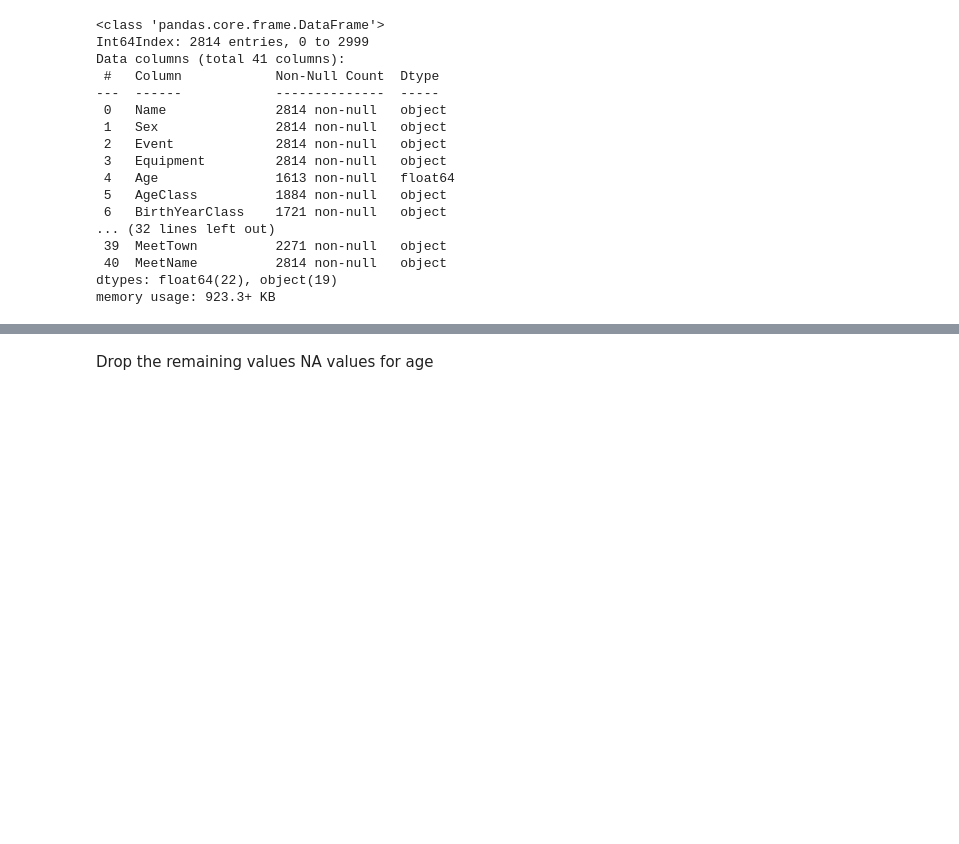
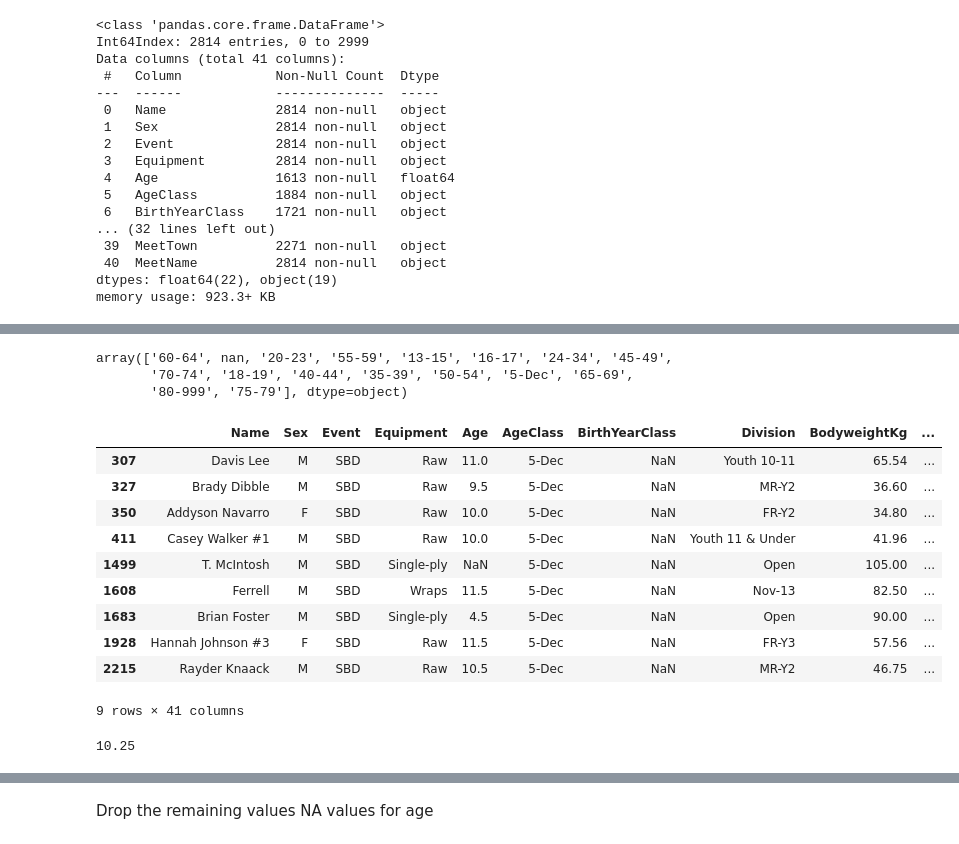
Before and after one commit to jinyangp/SC1015_MiniProject, a Jupyter notebook: JupyterNotebooks/dataprocessing.ipynb, the cells around one changed output, grey strips where cells are left out. Cells and saved outputs as stored; diff of their text form; code cells hidden in the pictures; blank space fills up the shorter version.

```diff
--- a/JupyterNotebooks/dataprocessing.ipynb
+++ b/JupyterNotebooks/dataprocessing.ipynb
@@ -93,0 +103,26 @@ First, use the AgeClass column to fill in missing values for Age column. We will
+# %%
+df['AgeClass'].unique()
+# %% [output]
+array(['60-64', nan, '20-23', '55-59', '13-15', '16-17', '24-34', '45-49',
+       '70-74', '18-19', '40-44', '35-39', '50-54', '5-Dec', '65-69',
+       '80-999', '75-79'], dtype=object)
+# %%
+## 5-Dec AgeClass, with only one missing Age Value
+df[df.AgeClass == '5-Dec']
+# %% [output]
+|  | Name | Sex | Event | Equipment | Age | AgeClass | BirthYearClass | Division | BodyweightKg | ... |
+| 307 | Davis Lee | M | SBD | Raw | 11.0 | 5-Dec | NaN | Youth 10-11 | 65.54 | ... |
+| 327 | Brady Dibble | M | SBD | Raw | 9.5 | 5-Dec | NaN | MR-Y2 | 36.60 | ... |
+| 350 | Addyson Navarro | F | SBD | Raw | 10.0 | 5-Dec | NaN | FR-Y2 | 34.80 | ... |
+| 411 | Casey Walker #1 | M | SBD | Raw | 10.0 | 5-Dec | NaN | Youth 11 & Under | 41.96 | ... |
+| 1499 | T. McIntosh | M | SBD | Single-ply | NaN | 5-Dec | NaN | Open | 105.00 | ... |
+| 1608 | Ferrell | M | SBD | Wraps | 11.5 | 5-Dec | NaN | Nov-13 | 82.50 | ... |
+| 1683 | Brian Foster | M | SBD | Single-ply | 4.5 | 5-Dec | NaN | Open | 90.00 | ... |
+| 1928 | Hannah Johnson #3 | F | SBD | Raw | 11.5 | 5-Dec | NaN | FR-Y3 | 57.56 | ... |
+| 2215 | Rayder Knaack | M | SBD | Raw | 10.5 | 5-Dec | NaN | MR-Y2 | 46.75 | ... |
+9 rows × 41 columns
+# %%
+## find the median age of the 5-Dec AgeClass
+df[df.AgeClass == '5-Dec']['Age'].median()
+# %% [output]
+10.25
```
Also changed, not shown: parts of 35 cells of this notebook.
